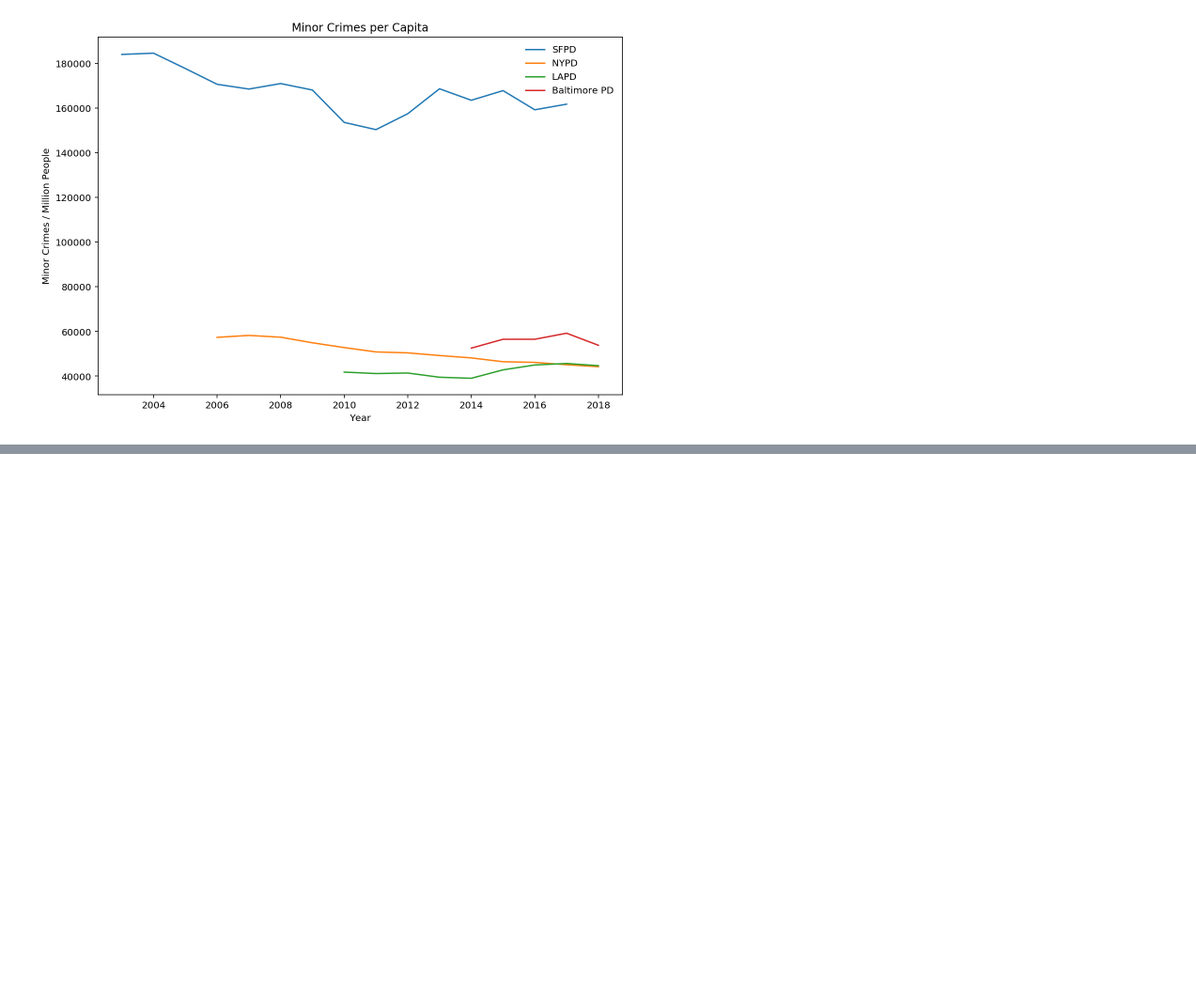
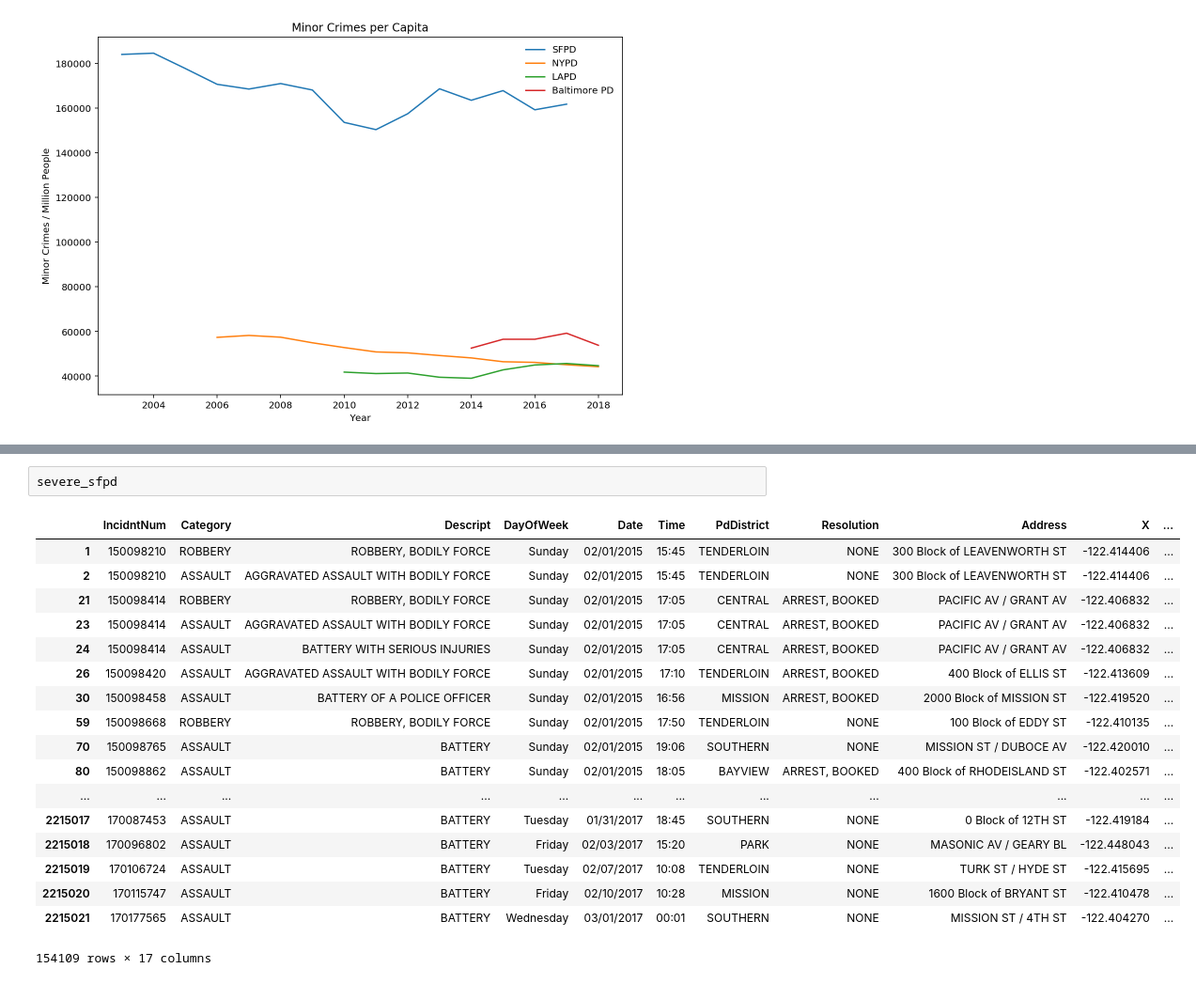
Before and after one commit to cho244/PoliceReports, a Jupyter notebook: Clearning.ipynb, the cells around one changed output, grey strips where cells are left out. Shown: that part at 94% size. Cells and saved outputs as stored; diff of their text form; blank space fills up the shorter version.

```diff
--- a/Clearning.ipynb
+++ b/Clearning.ipynb
@@ -292,0 +314,21 @@ Text(0.5, 1.0, 'Minor Crimes per Capita')
+# %%
+severe_sfpd
+# %% [output]
+|  | IncidntNum | Category | Descript | DayOfWeek | Date | Time | PdDistrict | Resolution | Address | X | ... |
+| 1 | 150098210 | ROBBERY | ROBBERY, BODILY FORCE | Sunday | 02/01/2015 | 15:45 | TENDERLOIN | NONE | 300 Block of LEAVENWORTH ST | -122.414406 | ... |
+| 2 | 150098210 | ASSAULT | AGGRAVATED ASSAULT WITH BODILY FORCE | Sunday | 02/01/2015 | 15:45 | TENDERLOIN | NONE | 300 Block of LEAVENWORTH ST | -122.414406 | ... |
+| 21 | 150098414 | ROBBERY | ROBBERY, BODILY FORCE | Sunday | 02/01/2015 | 17:05 | CENTRAL | ARREST, BOOKED | PACIFIC AV / GRANT AV | -122.406832 | ... |
+| 23 | 150098414 | ASSAULT | AGGRAVATED ASSAULT WITH BODILY FORCE | Sunday | 02/01/2015 | 17:05 | CENTRAL | ARREST, BOOKED | PACIFIC AV / GRANT AV | -122.406832 | ... |
+| 24 | 150098414 | ASSAULT | BATTERY WITH SERIOUS INJURIES | Sunday | 02/01/2015 | 17:05 | CENTRAL | ARREST, BOOKED | PACIFIC AV / GRANT AV | -122.406832 | ... |
+| 26 | 150098420 | ASSAULT | AGGRAVATED ASSAULT WITH BODILY FORCE | Sunday | 02/01/2015 | 17:10 | TENDERLOIN | ARREST, BOOKED | 400 Block of ELLIS ST | -122.413609 | ... |
+| 30 | 150098458 | ASSAULT | BATTERY OF A POLICE OFFICER | Sunday | 02/01/2015 | 16:56 | MISSION | ARREST, BOOKED | 2000 Block of MISSION ST | -122.419520 | ... |
+| 59 | 150098668 | ROBBERY | ROBBERY, BODILY FORCE | Sunday | 02/01/2015 | 17:50 | TENDERLOIN | NONE | 100 Block of EDDY ST | -122.410135 | ... |
+| 70 | 150098765 | ASSAULT | BATTERY | Sunday | 02/01/2015 | 19:06 | SOUTHERN | NONE | MISSION ST / DUBOCE AV | -122.420010 | ... |
+| 80 | 150098862 | ASSAULT | BATTERY | Sunday | 02/01/2015 | 18:05 | BAYVIEW | ARREST, BOOKED | 400 Block of RHODEISLAND ST | -122.402571 | ... |
+| ... | ... | ... | ... | ... | ... | ... | ... | ... | ... | ... | ... |
+| 2215017 | 170087453 | ASSAULT | BATTERY | Tuesday | 01/31/2017 | 18:45 | SOUTHERN | NONE | 0 Block of 12TH ST | -122.419184 | ... |
+| 2215018 | 170096802 | ASSAULT | BATTERY | Friday | 02/03/2017 | 15:20 | PARK | NONE | MASONIC AV / GEARY BL | -122.448043 | ... |
+| 2215019 | 170106724 | ASSAULT | BATTERY | Tuesday | 02/07/2017 | 10:08 | TENDERLOIN | NONE | TURK ST / HYDE ST | -122.415695 | ... |
+| 2215020 | 170115747 | ASSAULT | BATTERY | Friday | 02/10/2017 | 10:28 | MISSION | NONE | 1600 Block of BRYANT ST | -122.410478 | ... |
+| 2215021 | 170177565 | ASSAULT | BATTERY | Wednesday | 03/01/2017 | 00:01 | SOUTHERN | NONE | MISSION ST / 4TH ST | -122.404270 | ... |
+154109 rows × 17 columns
```
Also changed, not shown: parts of 16 cells of this notebook.
